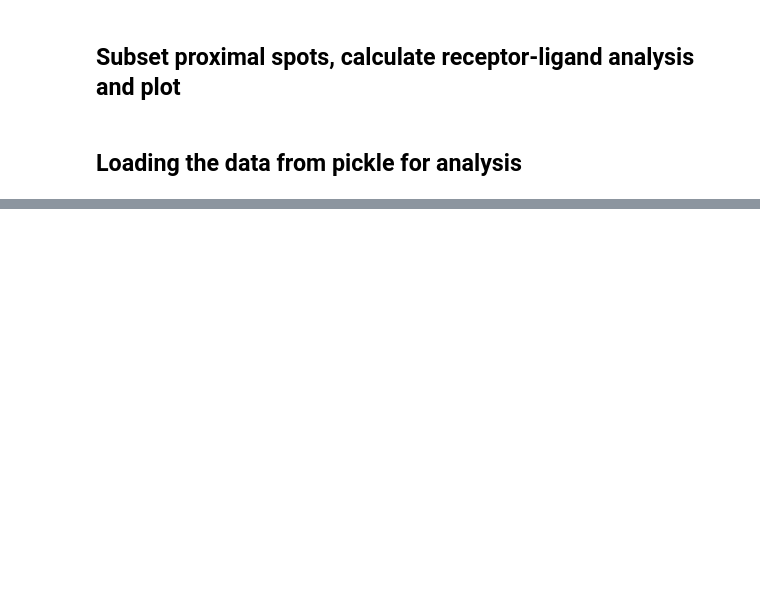
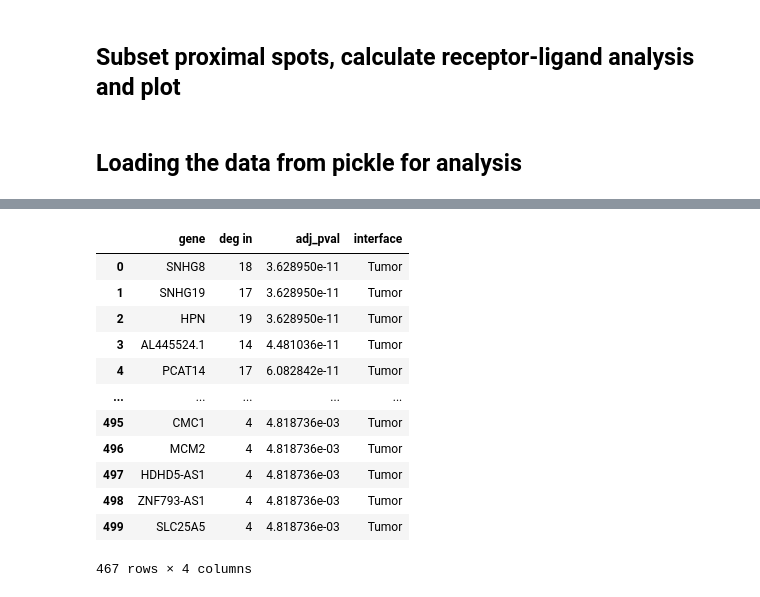
Before and after one commit to akiviaho/spatial, a Jupyter notebook: notebooks/spatial-mapping-based-clusters-receptor-ligand-analyses.ipynb, the cells around one changed output, grey strips where cells are left out. Saved outputs shown, nothing was run; the diff lists cells and outputs as text; code cells hidden in the pictures; blank space fills up the shorter version.

```diff
--- a/notebooks/spatial-mapping-based-clusters-receptor-ligand-analyses.ipynb
+++ b/notebooks/spatial-mapping-based-clusters-receptor-ligand-analyses.ipynb
@@ -55,6 +73,7 @@ color_dict = dict(zip(regions,region_colors))
 
 # Define functions
 def get_spot_interfaces(dat, cluster_of_interest, interaction_cluster, annotation_key = 'predicted_region',added_key='proximity_analysis'):
+    # Modified on 31.10. to make the interface subsetting work both ways
 
     # Create an observation column for spatial segmentation
     dat.obs[added_key] = np.nan
@@ -63,7 +82,7 @@ def get_spot_interfaces(dat, cluster_of_interest, interaction_cluster, annotatio
     for idx, obs_name in enumerate(dat.obs_names):
         cl = dat.obs[annotation_key][idx]
 
-        if cl == cluster_of_interest:
+        if cl in [cluster_of_interest,interaction_cluster]:
 
             first_nhbor_idxs = np.where(distance_mat[:,idx]==1.0)[0] # Get first-term neighbor indices
 
@@ -75,12 +94,18 @@ def get_spot_interfaces(dat, cluster_of_interest, interaction_cluster, annotatio
                 all_nhbor_indices = np.where(distance_mat[:, idx] != 0)[0]
 
                 # Downgraded the number of required first neighbors to one
-                if (n_cl_neighbors >= 1) & (sum(dat.obs[annotation_key][all_nhbor_indices] == interaction_cluster) >= 2):
-                    dat.obs.at[obs_name,added_key] = cl
+                if cl == cluster_of_interest:
+                    if (n_cl_neighbors >= 0) & (sum(dat.obs[annotation_key][all_nhbor_indices] == interaction_cluster) >= 3):
+                        dat.obs.at[obs_name,added_key] = cl
+
+                elif cl == interaction_cluster:
+                    if (n_cl_neighbors >= 0) & (sum(dat.obs[annotation_key][all_nhbor_indices] == cluster_of_interest) >= 3):
+                        dat.obs.at[obs_name,added_key] = cl
+
 
             except:
                 continue
-
+    '''
     # Make a second loop to make sure the final cluster-of-interest annotations
     # are what's used to define proximal spots
     for idx, obs_name in enumerate(dat.obs_names):
@@ -95,7 +120,7 @@ def get_spot_interfaces(dat, cluster_of_interest, interaction_cluster, annotatio
 
             # Update the 'proximity_analysis' column for the specific indices
             dat.obs.loc[dat.obs_names[all_nhbor_indices[indices]], added_key] = interaction_cluster
-
+    '''
     # Modify the colors to maintain the original cluster color
     dat.obs[added_key] = dat.obs[added_key].astype('category')
 
@@ -124,6 +149,25 @@ def merge_dicts(dict1, dict2):
             merged_dict[key] = [0, value, 0 - value]
 
     return merged_dict
+
+def check_gene_marker_status(gene):
+    # These results rank the deg significance and specificity (low p-value = good marker)
+    deg_fishers_res_dict = load_from_pickle('./data/region_gene_markers_fishers_exact_test_231102.pkl')
+
+    for r in regions:
+        fishers_test_df = deg_fishers_res_dict[r].rename(columns={'interaction':'gene','active_in':'deg in'})
+        fishers_test_df = fishers_test_df.sort_values('adj_pval').reset_index(drop=True)
+        if fishers_test_df['gene'].str.contains(gene).any():
+            print(fishers_test_df[fishers_test_df['gene']==gene])
+            print('')
+
+def check_top_markers(r,n=20):
+    # These results rank the deg significance and specificity (low p-value = good marker)
+    deg_fishers_res_dict = load_from_pickle('./data/region_gene_markers_fishers_exact_test_231102.pkl')
+
+    fishers_test_df = deg_fishers_res_dict[r].rename(columns={'interaction':'gene','active_in':'deg in'})
+    fishers_test_df = fishers_test_df.sort_values('adj_pval').reset_index(drop=True)
+    return fishers_test_df[:n]
 # %% [markdown]
 ## Subset proximal spots, calculate receptor-ligand analysis and plot
 # %%
@@ -480,0 +625,20 @@ Immune_Muscle: 11
+# %%
+tumor_markers = check_top_markers('Tumor',500)
+luminal_markers = check_top_markers('Luminal epithelium',500)
+
+#luminal_markers[~(luminal_markers['gene'].isin(list(tumor_markers['gene'])))]
+tumor_markers[~(tumor_markers['gene'].isin(list(luminal_markers['gene'])))]
+# %% [output]
+|  | gene | deg in | adj_pval | interface |
+| 0 | SNHG8 | 18 | 3.628950e-11 | Tumor |
+| 1 | SNHG19 | 17 | 3.628950e-11 | Tumor |
+| 2 | HPN | 19 | 3.628950e-11 | Tumor |
+| 3 | AL445524.1 | 14 | 4.481036e-11 | Tumor |
+| 4 | PCAT14 | 17 | 6.082842e-11 | Tumor |
+| ... | ... | ... | ... | ... |
+| 495 | CMC1 | 4 | 4.818736e-03 | Tumor |
+| 496 | MCM2 | 4 | 4.818736e-03 | Tumor |
+| 497 | HDHD5-AS1 | 4 | 4.818736e-03 | Tumor |
+| 498 | ZNF793-AS1 | 4 | 4.818736e-03 | Tumor |
+| 499 | SLC25A5 | 4 | 4.818736e-03 | Tumor |
+467 rows × 4 columns
```
Also changed, not shown: parts of 15 cells of this notebook, 8 other files.
